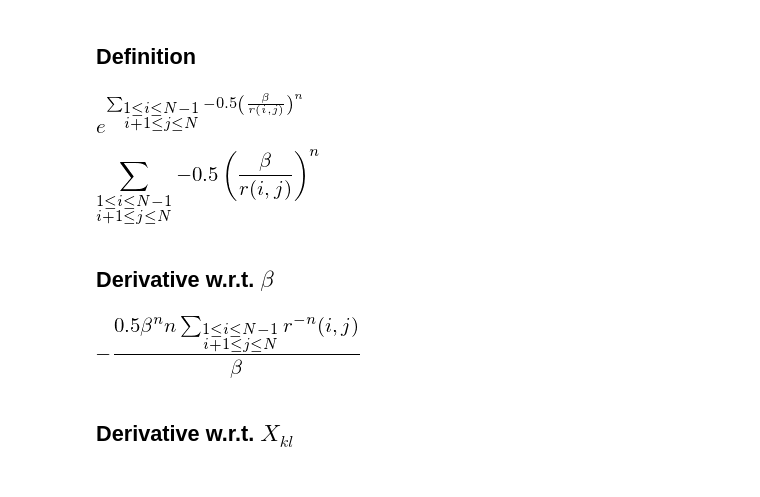
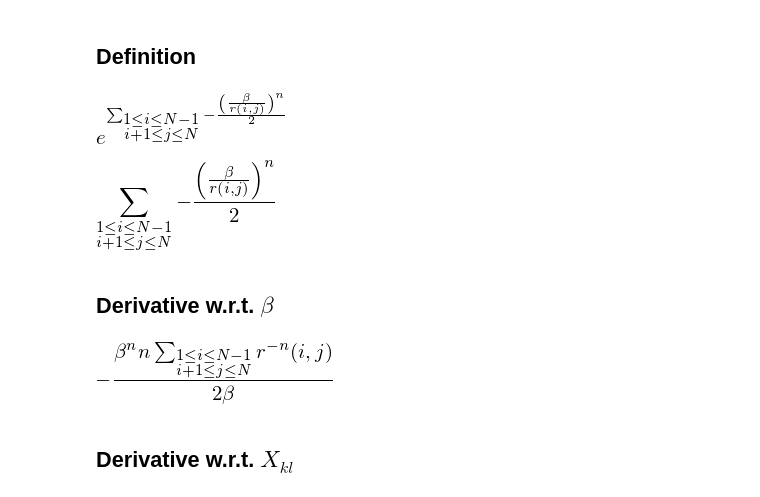
Before and after one commit to bsamseth/qflow, a Jupyter notebook: scripts/Jastrow-McMillian.ipynb, the cells around one changed output. Drawn from its saved outputs; the diff is of its cells as text; code cells hidden in the pictures.

```diff
--- a/scripts/Jastrow-McMillian.ipynb
+++ b/scripts/Jastrow-McMillian.ipynb
@@ -18,41 +18,41 @@ X = IndexedBase("X", shape=(N, D))
 # %%
 class r(Function):
     @classmethod
     def eval(cls, i, j):
         if i.is_Number and j.is_Number:
             return sqrt(Sum((X[i, d] - X[j, d]) ** 2, (d, 1, D)))
 
     def doit(self, **kwargs):
         i, j = self.args
         return sqrt(Sum((X[i, d] - X[j, d]) ** 2, (d, 1, D)))
 
     def _eval_derivative(self, x):
         return self.doit()._eval_derivative(x)
 
 
 def J(X):
     beta = symbols(r"\beta", real=True, positive=True)
     n = symbols("n", integer=True, positive=True)
-    exponent = Sum(-1/2 * (beta / r(i, j)) ** n, (i, 1, N - 1), (j, i + 1, N))
+    exponent = Sum(-(beta / r(i, j)) ** n / 2, (i, 1, N - 1), (j, i + 1, N))
     return exp(exponent), (beta, n)
 
 
 Jastrow, (beta, n) = J(X)
 Jastrow
 # %% [output]
-[figure, old version]
+[figure, new version]
 # %%
 log_Jastrow = expand_log(log(Jastrow), force=True)
 log_Jastrow
 # %% [output]
-[figure, old version]
+[figure, new version]
 # %% [markdown]
 ## Derivative w.r.t. $\beta$
 # %%
 dlogJ_dBeta = diff(log_Jastrow, beta, 1)
 dlogJ_dBeta.simplify()
 # %% [output]
-[figure, old version]
+[figure, new version]
 # %% [markdown]
 ## Derivative w.r.t. $X_{kl}$
 # %%
```
